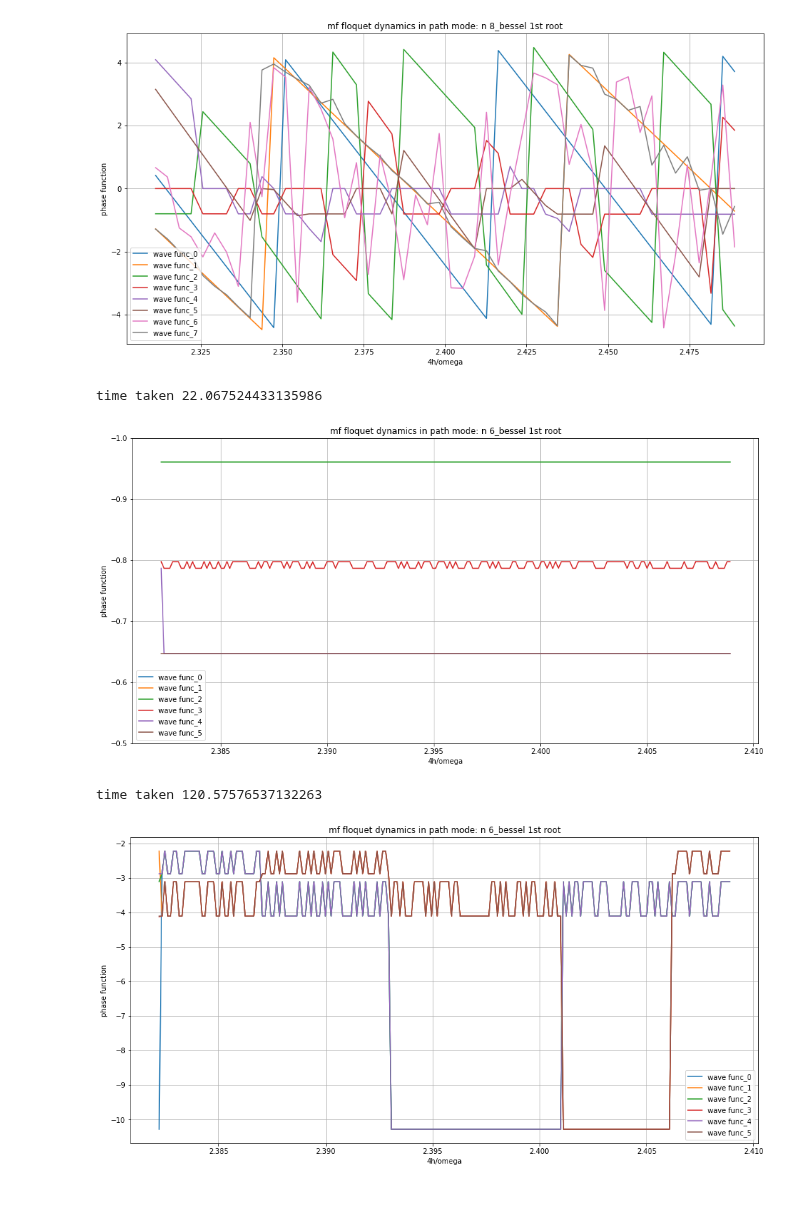
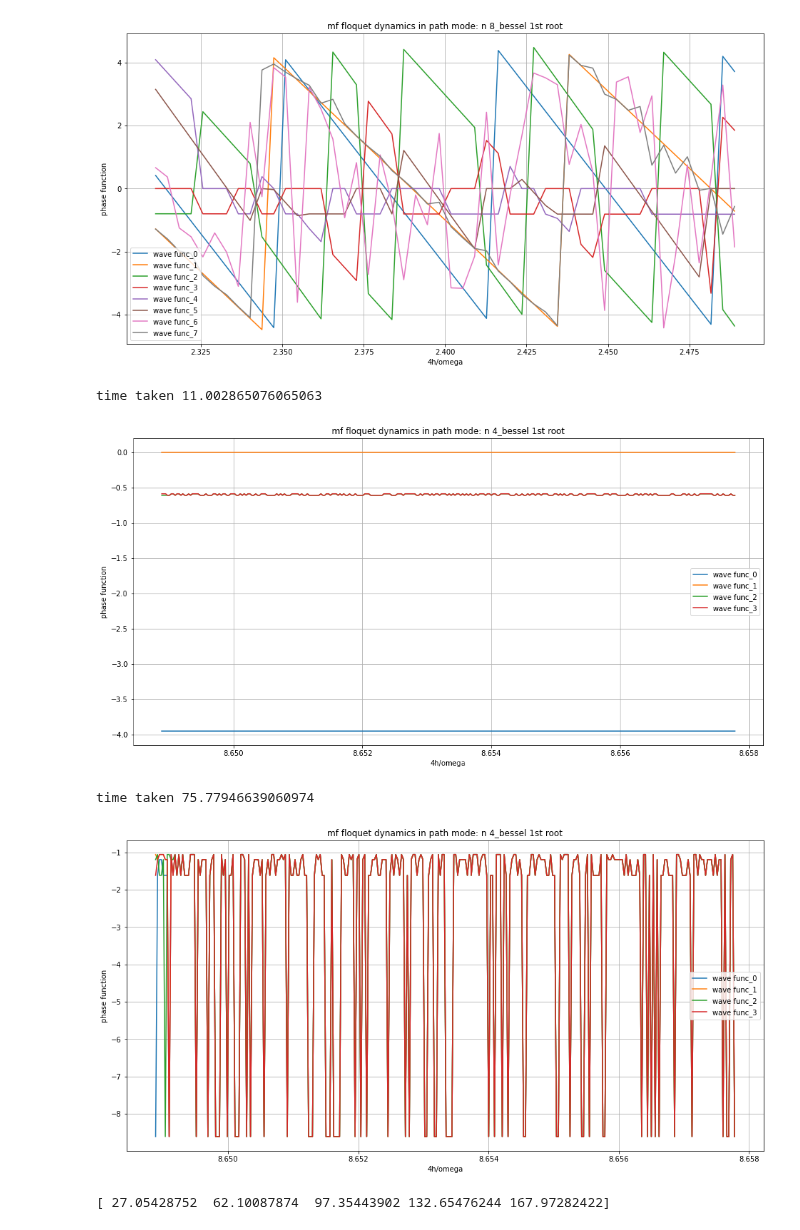
Before and after one commit to SuperStarCZ/floquet_theory, a Jupyter notebook: floquet_mfd__specific_path.ipynb, the cells around one changed output. Cells and saved outputs as stored; diff of their text form; code cells hidden in the pictures; blank space fills up the shorter version.

Commit message:
cosp bug fixed and q taken array and element seperately

```diff
--- a/floquet_mfd__specific_path.ipynb
+++ b/floquet_mfd__specific_path.ipynb
@@ -368,11 +368,13 @@ import math
 
 start = time.time()
 
-N = 6
+N = 4
 h0 = 0.1
 tsteps = 50                        # number of increment in time
-hsteps = 200                        # number of increment in h
-hs = np.linspace(26.8,27.1,hsteps)
+hsteps = 300                        # number of increment in h
+hs = np.linspace(97.3,97.4,hsteps)
+hbessel = 97.35443902
+hs = np.sort(np.hstack((hs,hbessel)))
 qs = np.linspace(-0.5, 0.5, N)
 omega = 45.0
 w = omega
@@ -474,7 +476,7 @@ if __name__ == '__main__':
             psi0 = periodic_psi[mm]
             cosp = cosps[mm]
             q = qs[mm]
-            psi_t = odeintw(floq_func,psi0,t,args=(h,h0,w,cosp,q), Dfun=floq_jac)
+            psi_t = odeintw(floq_func,psi0,t,args=(h,h0,w,cosp,q))
             floqEvolution_mat[mm] = psi_t[tsteps-1]
 
         evals, evecs = eig(floqEvolution_mat)
@@ -490,7 +492,7 @@ if __name__ == '__main__':
                 psi0 = periodic_psi[mm]
                 cosp = cosps[mm]
                 q = qs[mm]
-                psi_t = odeintw(floq_func,psi0,t,args=(h,h0,w,cosp,q), Dfun=floq_jac)
+                psi_t = odeintw(floq_func,psi0,t,args=(h,h0,w,cosp,q))
                 floqEvolution_mat[mm] = psi_t[tsteps-1]
             evals, evecs = eig(floqEvolution_mat)
             evecs = np.asarray(list(map(lambda x :x/np.linalg.norm(x),evecs)))
@@ -509,11 +511,10 @@ if __name__ == '__main__':
         plt.legend()
     plt.grid()
     print('time taken',time.time()-start)
-    plt.ylim(-0.5,-1.0)
     plt.show()
 # %% [output]
-time taken 22.067524433135986
+time taken 11.002865076065063
-[figure, old version]
+[figure, new version]
 # %%
 ## cosp is taken one by one comumn and the q's are all taken in summation to get the Hamiltoian
 
@@ -526,11 +527,13 @@ import math
 
 start = time.time()
 
-N = 6
+N = 4
 h0 = 0.1
-tsteps = 100                        # number of increment in time
-hsteps = 200                        # number of increment in h
-hs = np.linspace(26.8,27.1,hsteps)
+tsteps = 50                        # number of increment in time
+hsteps = 300                        # number of increment in h
+hs = np.linspace(97.3,97.4,hsteps)
+hbessel = 97.35443902
+hs = np.sort(np.hstack((hs,hbessel)))
 qs = np.linspace(-0.5, 0.5, N)
 omega = 45.0
 w = omega
@@ -539,7 +542,7 @@ t = np.linspace(0,T,tsteps)
 
 psi = np.eye(N) + 1j * np.zeros((N,N))
 #psi = np.sqrt(N)*(np.ones((N,N)) + 1j * np.zeros((N,N)))
-cosps = np.zeros((N,N)) + 1j * np.zeros((N,N))
+cospsi = np.zeros((N,N)) + 1j * np.zeros((N,N))
 cosp_init = np.zeros((N,N)) + 1j * np.zeros((N,N))
 
 floqEvolution_mat = np.zeros((N,N)) + 1j * np.zeros((N,N))
@@ -583,7 +586,6 @@ class Periodic_Lattice(np.ndarray):
             return mod_index
         raise ValueError('Unexpected index: {}'.format(index))
 
-#def floq_jac(psi0,t,h,h0,w,cosp):
 def floq_func(psi0,t,h,h0,w,cosp):
     drive = h0  + h * np.cos(w * t)
     jac = np.zeros(N) + 1j * np.zeros(N)
@@ -591,9 +593,6 @@ def floq_func(psi0,t,h,h0,w,cosp):
         jacc =(-1j) * N * (-2.0 * iii * iii - drive * np.sqrt(1.0 - 4.0 * iii * iii) * cosp)
         jac = jac + jacc
     return jac
-
-#def floq_func(psi0,t,h,h0,w,cosp):
-#    return np.dot(floq_jac(psi0,t,h0,h,w,cosp), psi0)
 
 def binomial(n, k):
     if 0 <= k <= n:
@@ -615,7 +614,7 @@ if __name__ == '__main__':
                 for j in np.arange(l+1):
                     cospinit = cospinit + np.array([pow((-1),(l+j))/math.factorial(2 * l)* \
                                           binomial(l,j)* periodic_psi[(k+(l-j),(m))]])
-            cosps[k,m] = cospinit
+            cospsi[k,m] = cospinit
             cospinit = 0.0
 
     plt.figure(figsize = (16,8))
@@ -625,7 +624,6 @@ if __name__ == '__main__':
 
     for nn in np.arange(N):                     # nn will decide the initial wavefunction
         labelname = 'wave func_' + str(nn)
-        filename = str(N) + '_wave_' + str(nn)+".txt"
 
         # calculate for first "h"
         h = hs[0]
@@ -633,42 +631,52 @@ if __name__ == '__main__':
         floqEvolution_mat = np.zeros((N,N)) + 1j * np.zeros((N,N))
         for mm in np.arange(N):
             psi0 = periodic_psi[mm]
-            cosp = cosps[mm]
-            psi_t = odeintw(floq_func,psi0,t,args=(h,h0,w,cosp), Dfun=floq_jac)
+            cosp = cospsi[mm]
+            psi_t = odeintw(floq_func,psi0,t,args=(h,h0,w,cosp))
             floqEvolution_mat[mm] = psi_t[tsteps-1]
 
         evals, evecs = eig(floqEvolution_mat)
         evecs = np.asarray(list(map(lambda x :x/np.linalg.norm(x),evecs)))
         phasefunc = (1j * np.log(evals[nn]))/T
         evecs_path = evecs[nn]
         phasefunc_path[0] = phasefunc.real
 
         # calculate for rest of the "h"
         for cc, h in enumerate(hs[1:len(hs)]):
             floqEvolution_mat = np.zeros((N,N)) + 1j * np.zeros((N,N))
             for mm in np.arange(N):
                 psi0 = periodic_psi[mm]
-                cosp = cosps[mm]
-                psi_t = odeintw(floq_func,psi0,t,args=(h,h0,w,cosp), Dfun=floq_jac)
+                cosp = cospsi[mm]
+                psi_t = odeintw(floq_func,psi0,t,args=(h,h0,w,cosp))
                 floqEvolution_mat[mm] = psi_t[tsteps-1]
             evals, evecs = eig(floqEvolution_mat)
             evecs = np.asarray(list(map(lambda x :x/np.linalg.norm(x),evecs)))
             prob = np.asarray(list(map(lambda x:np.dot(np.conjugate(evecs_path).T,x),evecs)))
             for i,pr in enumerate(prob):
-                if (pr.real >=0.99):
+                if (pr.real == np.max(prob.real)):
                     pp = i
                     break
             evecs_path = evecs[pp]
             phasefunc = (1j * np.log(evals[pp]))/T
             phasefunc_path[cc+1] = phasefunc.real
 
 
         plt.plot(4*hs/w,phasefunc_path,label = labelname)
         #plt.scatter(4*hs/w,phasefunc_path,color='black', marker='.')
         plt.legend()
     plt.grid()
     print('time taken',time.time()-start)
     plt.show()
 # %% [output]
-time taken 120.57576537132263
+time taken 75.77946639060974
-[figure, old version]
+[figure, new version]
+# %%
+# range of h
+
+import numpy as np
+omega = 45.0
+bessel_roots = np.array([2.40482555769577,5.52007811028631,8.65372791291101,11.7915344390142,14.9309177084877])
+h = bessel_roots * omega/4
+print(h)
+# %% [output]
+[ 27.05428752  62.10087874  97.35443902 132.65476244 167.97282422]
```
